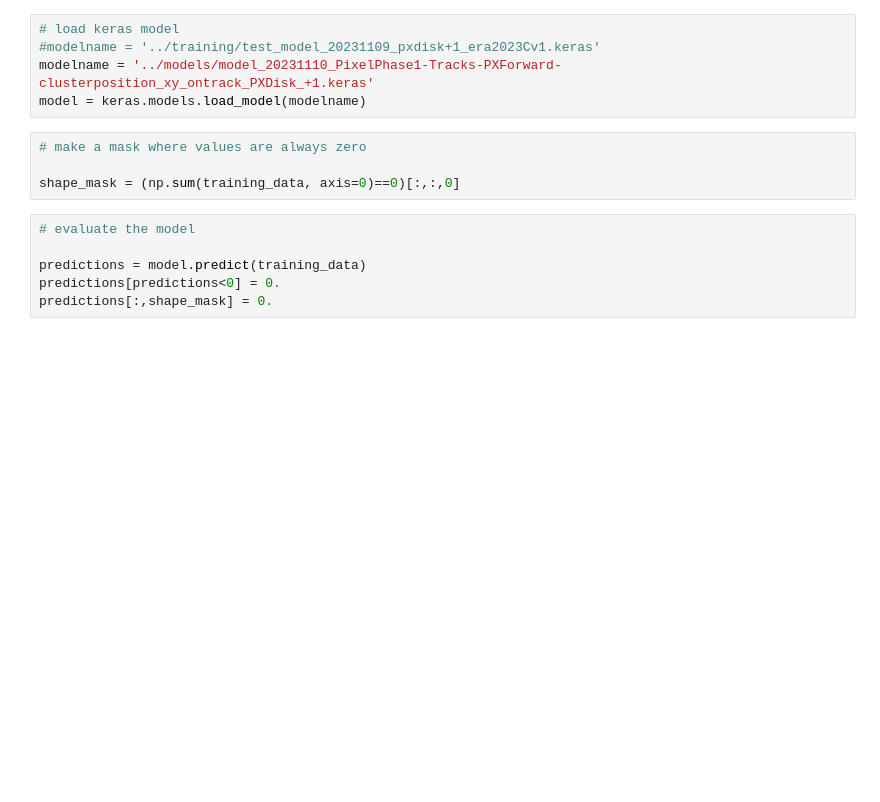
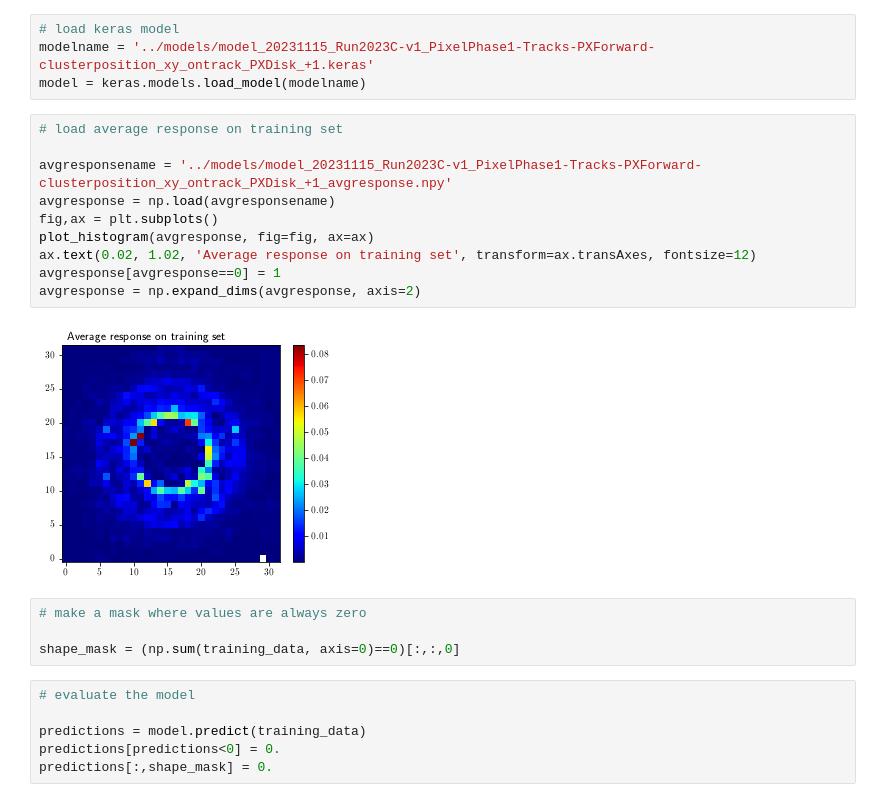
Before and after one commit to LukaLambrecht/pixelae, a Jupyter notebook: evaluation/evaluation_naive.ipynb, the cells around one changed output. Drawn from its saved outputs; the diff is of its cells as text; blank space fills up the shorter version.

```diff
--- a/evaluation/evaluation_naive.ipynb
+++ b/evaluation/evaluation_naive.ipynb
@@ -38,8 +54,19 @@ kwargs = ({
 # %%
 # load keras model
-#modelname = '../training/test_model_20231109_pxdisk+1_era2023Cv1.keras'
-modelname = '../models/model_20231110_PixelPhase1-Tracks-PXForward-clusterposition_xy_ontrack_PXDisk_+1.keras'
+modelname = '../models/model_20231115_Run2023C-v1_PixelPhase1-Tracks-PXForward-clusterposition_xy_ontrack_PXDisk_+1.keras'
 model = keras.models.load_model(modelname)
+# %%
+# load average response on training set
+
+avgresponsename = '../models/model_20231115_Run2023C-v1_PixelPhase1-Tracks-PXForward-clusterposition_xy_ontrack_PXDisk_+1_avgresponse.npy'
+avgresponse = np.load(avgresponsename)
+fig,ax = plt.subplots()
+plot_histogram(avgresponse, fig=fig, ax=ax)
+ax.text(0.02, 1.02, 'Average response on training set', transform=ax.transAxes, fontsize=12)
+avgresponse[avgresponse==0] = 1
+avgresponse = np.expand_dims(avgresponse, axis=2)
+# %% [output]
+[figure, added]
 # %%
 # make a mask where values are always zero
 
```
Also changed, not shown: parts of 7 cells of this notebook, 1 other file.
